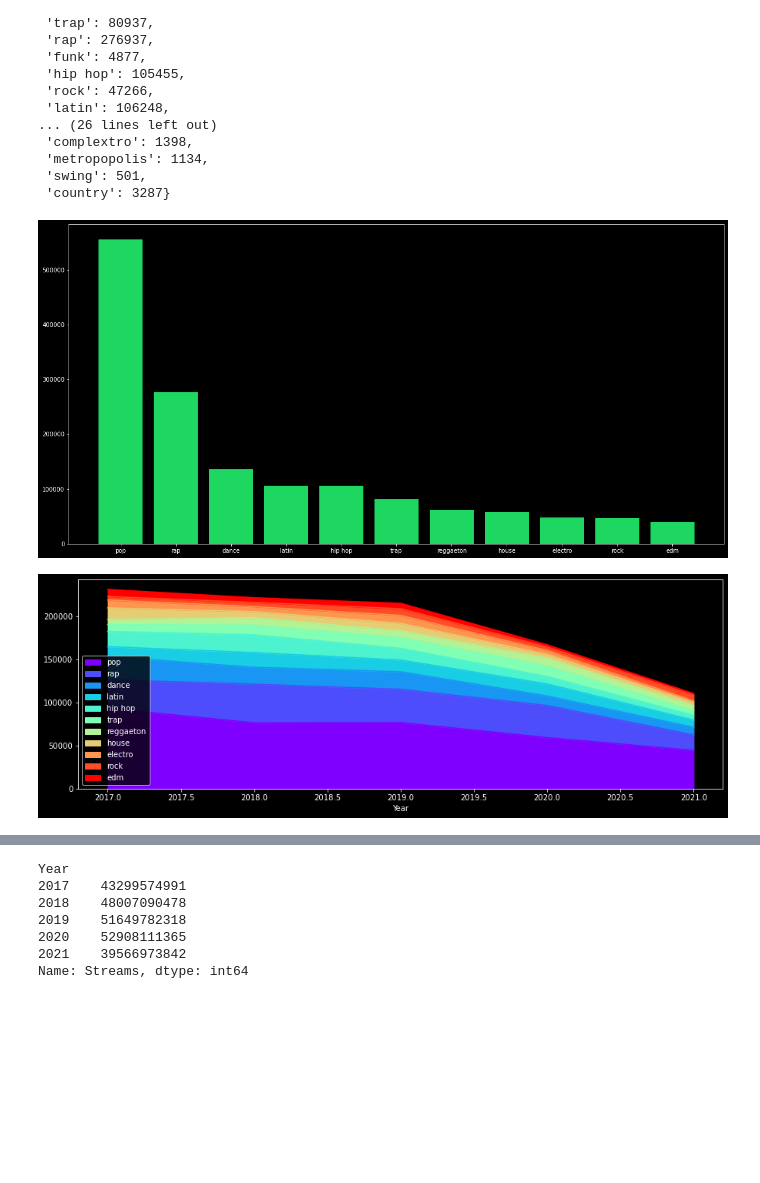
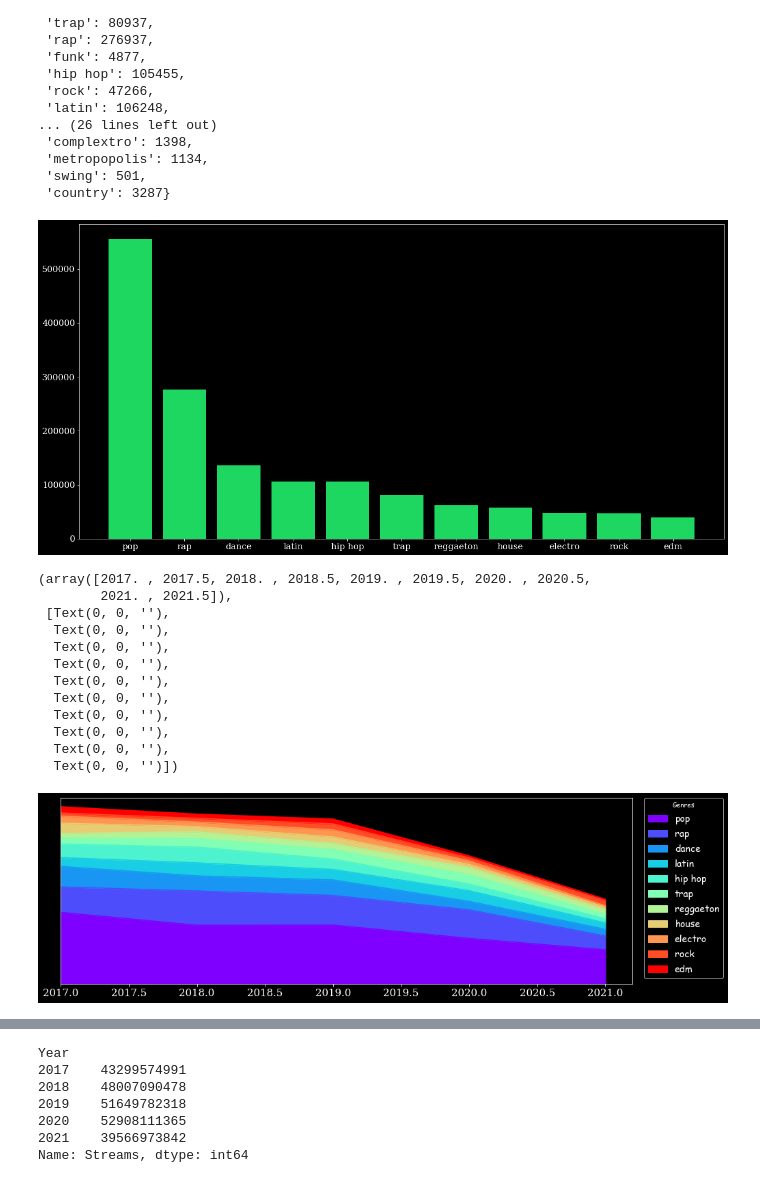
Before and after one commit to StavrosTs/Project-EDA---Spotify, a Jupyter notebook: Analysis/Analysis Process.ipynb, the cells around one changed output, grey strips where cells are left out. Drawn from its saved outputs; the diff is of its cells as text; code cells hidden in the pictures; blank space fills up the shorter version.

```diff
--- a/Analysis/Analysis Process.ipynb
+++ b/Analysis/Analysis Process.ipynb
@@ -129,9 +130,12 @@ x, y = zip(*lists)
 plt.style.use("dark_background")
 plt.figure(figsize=(20,10))
 plt.bar(x[0:11], y[0:11],color='#1ED761')
+plt.xticks(fontsize=15,fontname='Serif')
+plt.yticks(fontsize=15,fontname='Serif')
+
 plt.show()
 # %% [output]
-[figure, old version]
+[figure, new version]
 # %%
 top_ten = ['pop','rap','dance','latin','hip hop','trap','reggaeton','house','electro','rock','edm']
 top_five = ['pop','rap','dance','latin','hip hop']
@@ -139,6 +143,24 @@ top_five = ['pop','rap','dance','latin','hip hop']
 data_genrepm = data_sp[data_sp['Month']<=7]
 # %%
 data_genrepm.groupby(['Year']).sum().plot.area(figsize=(15,5),y=top_ten,colormap='rainbow')
+plt.legend(bbox_to_anchor=(1.02, 1), loc='upper left', borderaxespad=0,title='Genres',fontsize=14)
+ax = plt.gca()
+ax.axes.yaxis.set_visible(False)
+plt.xlabel("")
+ax.set_xlim(xmin=2017)
+plt.xticks(fontsize=15,fontname='Serif')
 # %% [output]
+(array([2017. , 2017.5, 2018. , 2018.5, 2019. , 2019.5, 2020. , 2020.5,
+        2021. , 2021.5]),
+ [Text(0, 0, ''),
+  Text(0, 0, ''),
+  Text(0, 0, ''),
+  Text(0, 0, ''),
+  Text(0, 0, ''),
+  Text(0, 0, ''),
+  Text(0, 0, ''),
+  Text(0, 0, ''),
+  Text(0, 0, ''),
+  Text(0, 0, '')])
-[figure, old version]
+[figure, new version]
 # %%
```
Also changed, not shown: parts of 11 cells of this notebook.
